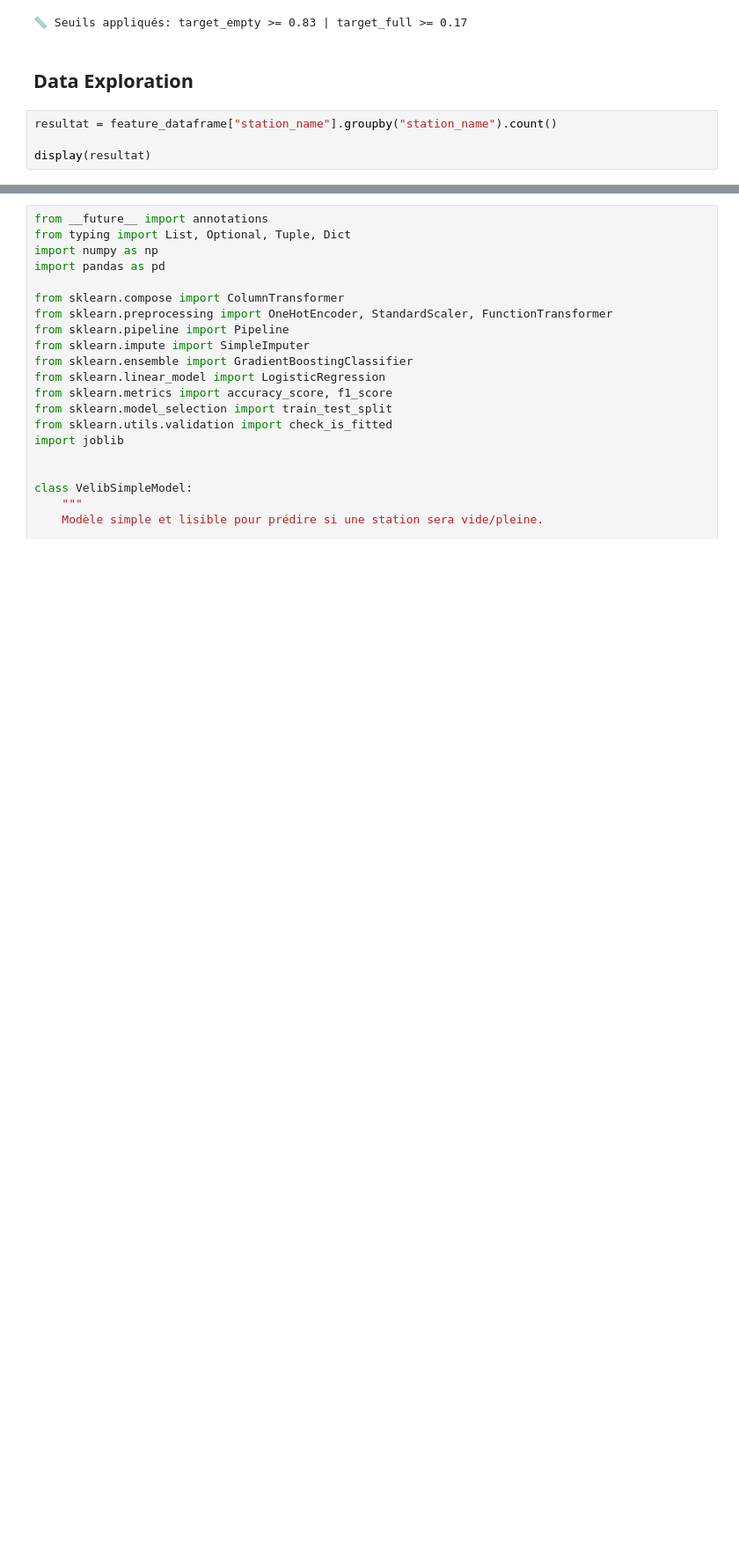
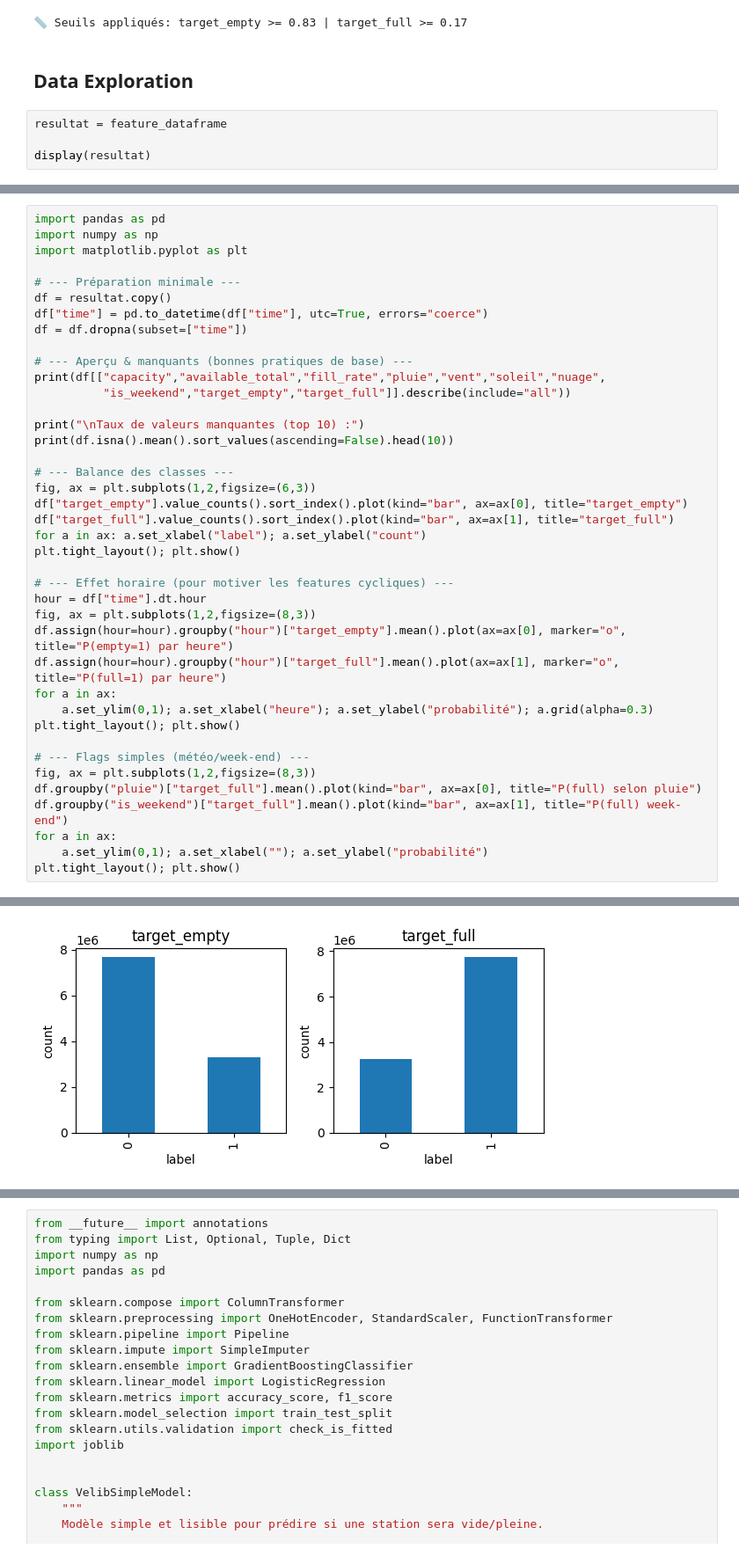
Before and after one commit to blenon1/velibnow, a Jupyter notebook: conception.ipynb, the cells around one changed output, grey strips where cells are left out. Shown: that part at 88% size. Cells and saved outputs as stored; diff of their text form; blank space fills up the shorter version.

```diff
--- a/conception.ipynb
+++ b/conception.ipynb
@@ -337,7 +337,7 @@ feature_dataframe = FeatureBuilder(
 # %% [markdown]
 ## Data Exploration
 # %%
-resultat = feature_dataframe["station_name"].groupby("station_name").count()
+resultat = feature_dataframe
 
 display(resultat)
 # %% [output]
@@ -355,0 +357,41 @@ Name: station_name, Length: 10986730, dtype: object
+# %%
+import pandas as pd
+import numpy as np
+import matplotlib.pyplot as plt
+
+# --- Préparation minimale ---
+df = resultat.copy()
+df["time"] = pd.to_datetime(df["time"], utc=True, errors="coerce")
+df = df.dropna(subset=["time"])
+
+# --- Aperçu & manquants (bonnes pratiques de base) ---
+print(df[["capacity","available_total","fill_rate","pluie","vent","soleil","nuage",
+          "is_weekend","target_empty","target_full"]].describe(include="all"))
+
+print("\nTaux de valeurs manquantes (top 10) :")
+print(df.isna().mean().sort_values(ascending=False).head(10))
+
+# --- Balance des classes ---
+fig, ax = plt.subplots(1,2,figsize=(6,3))
+df["target_empty"].value_counts().sort_index().plot(kind="bar", ax=ax[0], title="target_empty")
+df["target_full"].value_counts().sort_index().plot(kind="bar", ax=ax[1], title="target_full")
+for a in ax: a.set_xlabel("label"); a.set_ylabel("count")
+plt.tight_layout(); plt.show()
+
+# --- Effet horaire (pour motiver les features cycliques) ---
+hour = df["time"].dt.hour
+fig, ax = plt.subplots(1,2,figsize=(8,3))
+df.assign(hour=hour).groupby("hour")["target_empty"].mean().plot(ax=ax[0], marker="o", title="P(empty=1) par heure")
+df.assign(hour=hour).groupby("hour")["target_full"].mean().plot(ax=ax[1], marker="o", title="P(full=1) par heure")
+for a in ax:
+    a.set_ylim(0,1); a.set_xlabel("heure"); a.set_ylabel("probabilité"); a.grid(alpha=0.3)
+plt.tight_layout(); plt.show()
+
+# --- Flags simples (météo/week-end) ---
+fig, ax = plt.subplots(1,2,figsize=(8,3))
+df.groupby("pluie")["target_full"].mean().plot(kind="bar", ax=ax[0], title="P(full) selon pluie")
+df.groupby("is_weekend")["target_full"].mean().plot(kind="bar", ax=ax[1], title="P(full) week-end")
+for a in ax:
+    a.set_ylim(0,1); a.set_xlabel(""); a.set_ylabel("probabilité")
+plt.tight_layout(); plt.show()
+# %% [output]
@@ -355,0 +415 @@ Name: station_name, Length: 10986730, dtype: object
+[figure, added]
```
Also changed, not shown: parts of 3 cells of this notebook, 1 other file.
